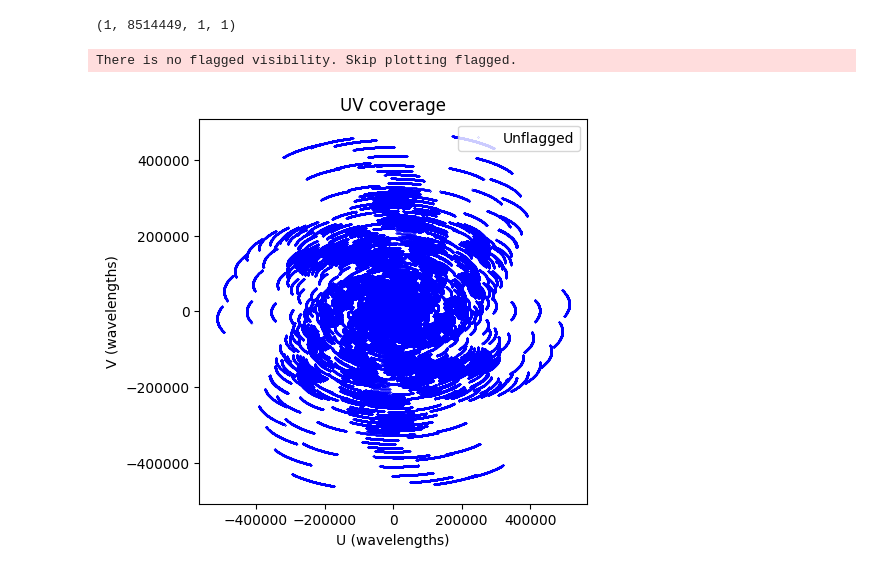
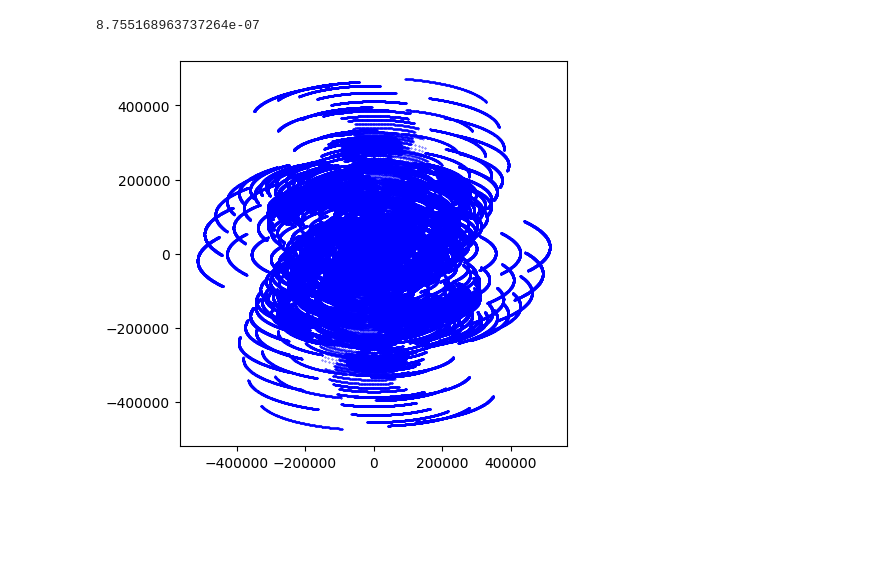
Before and after one commit to simon-prunet/radio-imaging, a Jupyter notebook: notebooks_and_pyscripts/splitms.ipynb, the cells around one changed output. Drawn from its saved outputs; the diff is of its cells as text; code cells hidden in the pictures; blank space fills up the shorter version.

```diff
--- a/notebooks_and_pyscripts/splitms.ipynb
+++ b/notebooks_and_pyscripts/splitms.ipynb
@@ -14,24 +22,27 @@ plt.set_loglevel("critical")
 cmap='turbo'
 matplotlib.rcParams['figure.figsize'] = [5, 5]
 from rascil.processing_components import create_visibility_from_ms
-# %%
-dataset_name = "../data8/SGRC_MID_averaged.ms"
-output_name = "../data8/SGRC_MID_averaged"
-ells = [3, 10, 35, 70]
-use_hardcoded_ells = False
-delta = 1
-
-[vis], _ = ingest.create_visibility_from_ms(dataset_name, use_weight_spec=True)
-npix = 512
-cell_size = 8.75517e-07
-print(vis.vis.shape)
-# %% [output]
-(1, 8514449, 1, 1)
+# %%
+dataset_name = "/home/sunwang/radio-imaging/data8/MID/SGRA_full_averaged.ms/"
+output_name = "/home/sunwang/radio-imaging/data8/test3_"
+num_channels = 1
+
+[vis], _ = ingest.create_visibility_from_ms(dataset_name, use_weight_spec=True, start_chan=0, end_chan=0, selected_dds=[0])
+npix = 512
+scale_factor = 1.8
+advice = advise_wide_field(vis, guard_band_image=3.0, delA=0.1, facets=1, oversampling_synthesised_beam=4.0)
+cell_size = advice['cellsize'] * scale_factor
+print(cell_size)
+# %% [output]
+8.755168963737264e-07
 # %%
-plot_uvcoverage([vis])
+u = numpy.array(vis.visibility_acc.uvw_lambda[..., 0].values.flatten())
+v = numpy.array(vis.visibility_acc.uvw_lambda[..., 1].values.flatten())
+plt.scatter(u, v, s=0.1, c='b')
+plt.scatter(-u, -v, s=0.1, c='b')
+plt.savefig("../figures/uv.png", pad_inches=0.0, bbox_inches='tight')
 # %% [output]
-There is no flagged visibility. Skip plotting flagged.
-[figure, old version]
+[figure, new version]
 # %%
 matplotlib.rcParams['figure.figsize'] = [10, 5]
 
```
Also changed, not shown: parts of 12 cells of this notebook, 18 other files.
